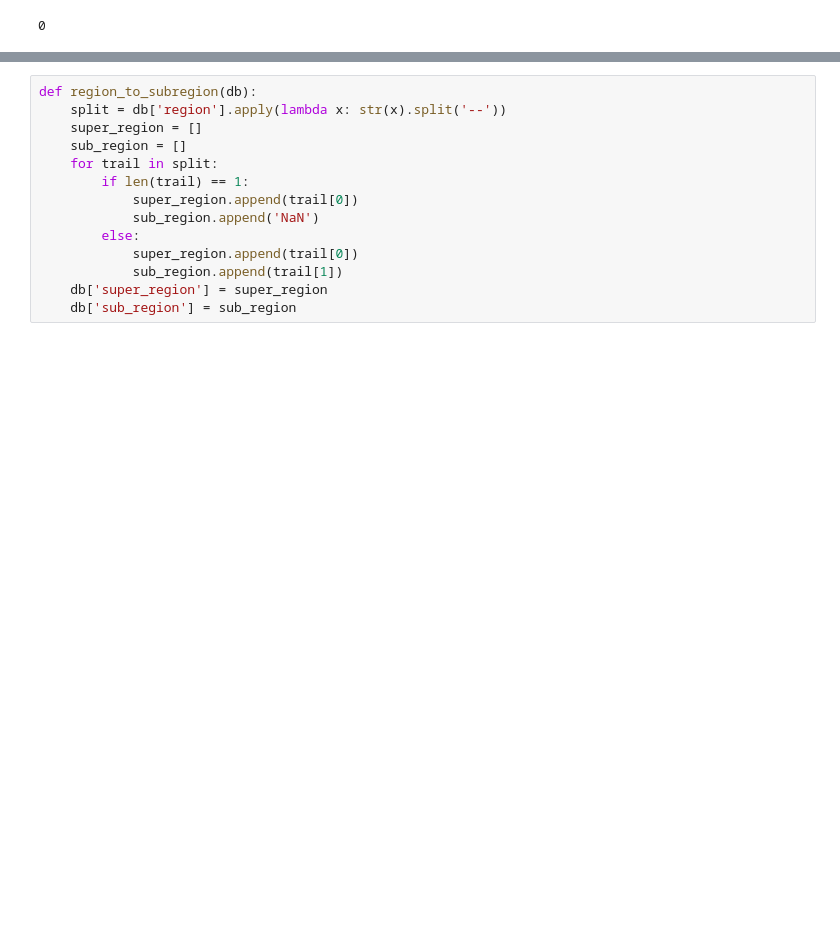
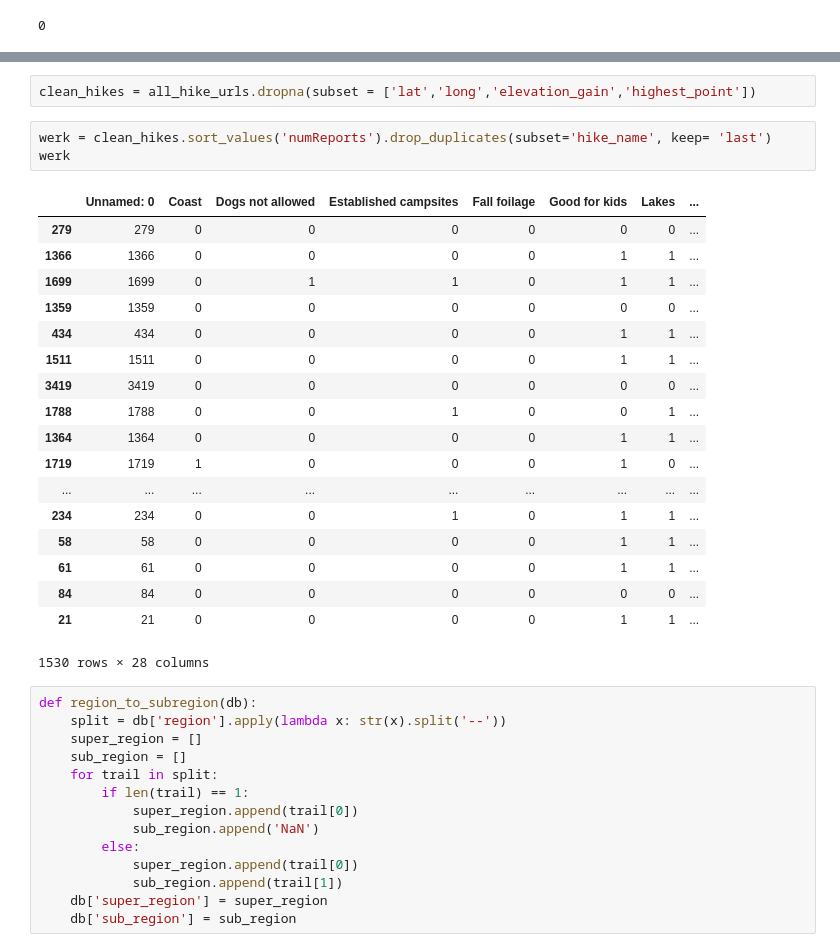
Before and after one commit to huddlestona/Trail_Report, a Jupyter notebook: Test_Cleaning_TrailData.ipynb, the cells around one changed output, grey strips where cells are left out. Saved outputs shown, nothing was run; the diff lists cells and outputs as text; blank space fills up the shorter version.

```diff
--- a/Test_Cleaning_TrailData.ipynb
+++ b/Test_Cleaning_TrailData.ipynb
@@ -29,3 +65,27 @@ all_hike_urls['numReports'].min()
+# %%
+clean_hikes = all_hike_urls.dropna(subset = ['lat','long','elevation_gain','highest_point'])
+# %%
+werk = clean_hikes.sort_values('numReports').drop_duplicates(subset='hike_name', keep= 'last')
+werk
+# %% [output]
+|  | Unnamed: 0 | Coast | Dogs not allowed | Established campsites | Fall foilage | Good for kids | Lakes | ... |
+| 279 | 279 | 0 | 0 | 0 | 0 | 0 | 0 | ... |
+| 1366 | 1366 | 0 | 0 | 0 | 0 | 1 | 1 | ... |
+| 1699 | 1699 | 0 | 1 | 1 | 0 | 1 | 1 | ... |
+| 1359 | 1359 | 0 | 0 | 0 | 0 | 0 | 0 | ... |
+| 434 | 434 | 0 | 0 | 0 | 0 | 1 | 1 | ... |
+| 1511 | 1511 | 0 | 0 | 0 | 0 | 1 | 1 | ... |
+| 3419 | 3419 | 0 | 0 | 0 | 0 | 0 | 0 | ... |
+| 1788 | 1788 | 0 | 0 | 1 | 0 | 0 | 1 | ... |
+| 1364 | 1364 | 0 | 0 | 0 | 0 | 1 | 1 | ... |
+| 1719 | 1719 | 1 | 0 | 0 | 0 | 1 | 0 | ... |
+| ... | ... | ... | ... | ... | ... | ... | ... | ... |
+| 234 | 234 | 0 | 0 | 1 | 0 | 1 | 1 | ... |
+| 58 | 58 | 0 | 0 | 0 | 0 | 1 | 1 | ... |
+| 61 | 61 | 0 | 0 | 0 | 0 | 1 | 1 | ... |
+| 84 | 84 | 0 | 0 | 0 | 0 | 0 | 0 | ... |
+| 21 | 21 | 0 | 0 | 0 | 0 | 1 | 1 | ... |
+1530 rows × 28 columns
 # %%
 def region_to_subregion(db):
     split = db['region'].apply(lambda x: str(x).split('--'))
```
Also changed, not shown: parts of 8 cells of this notebook.
